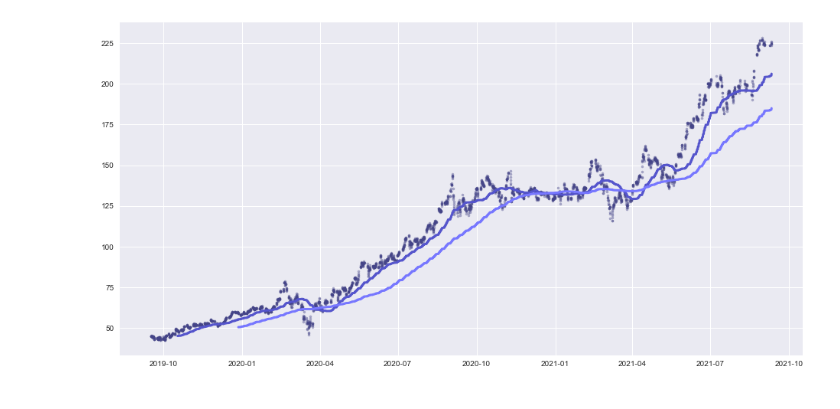
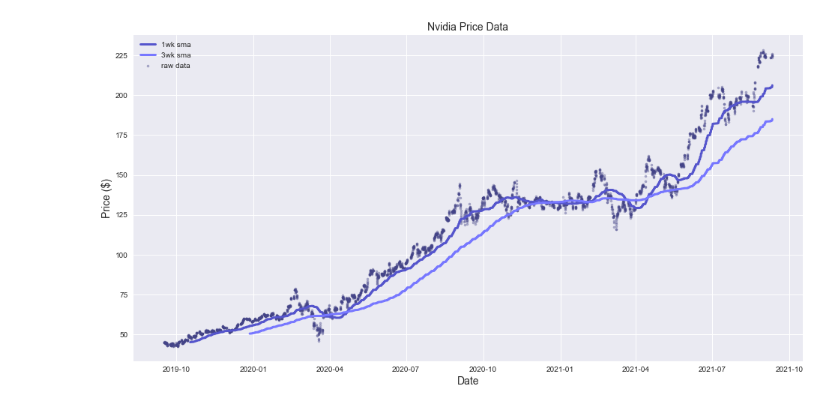
Before and after one commit to voynow/End-to-End-Finance, a Jupyter notebook: data_exploration.ipynb, the cells around one changed output. Saved outputs shown, nothing was run; the diff lists cells and outputs as text; code cells hidden in the pictures.

Commit message:
Did not commit correctly: Added legend, labels, title to plot

```diff
--- a/data_exploration.ipynb
+++ b/data_exploration.ipynb
@@ -43,12 +43,14 @@ for i in range(len(sma_cols)):
     symb_data.insert(col_len, col_name, col_data)
 # %%
 plt.figure(figsize=(16, 8))
-plt.scatter(symb_data.index, symb_data["adj_close"], s=10, alpha=.4, c="#444488", 'raw data')
-plt.plot(symb_data["sma_168h"], linewidth=3, color="#5555cc", '1wk sma')
-plt.plot(symb_data["sma_504h"], linewidth=3, color="#7777ff", '3wk sma')
+plt.scatter(symb_data.index, symb_data["adj_close"], s=10, alpha=.4, c="#444488", label='raw data')
+plt.plot(symb_data["sma_168h"], linewidth=3, color="#5555cc", label='1wk sma')
+plt.plot(symb_data["sma_504h"], linewidth=3, color="#7777ff", label='3wk sma')
 
-plt.title("Nvdia")
+plt.title("Nvidia Price Data", fontsize=14)
+plt.ylabel("Price ($)", fontsize=14)
+plt.xlabel("Date", fontsize=14)
 plt.legend()
 plt.show()
 # %% [output]
-[figure, old version]
+[figure, new version]
```
